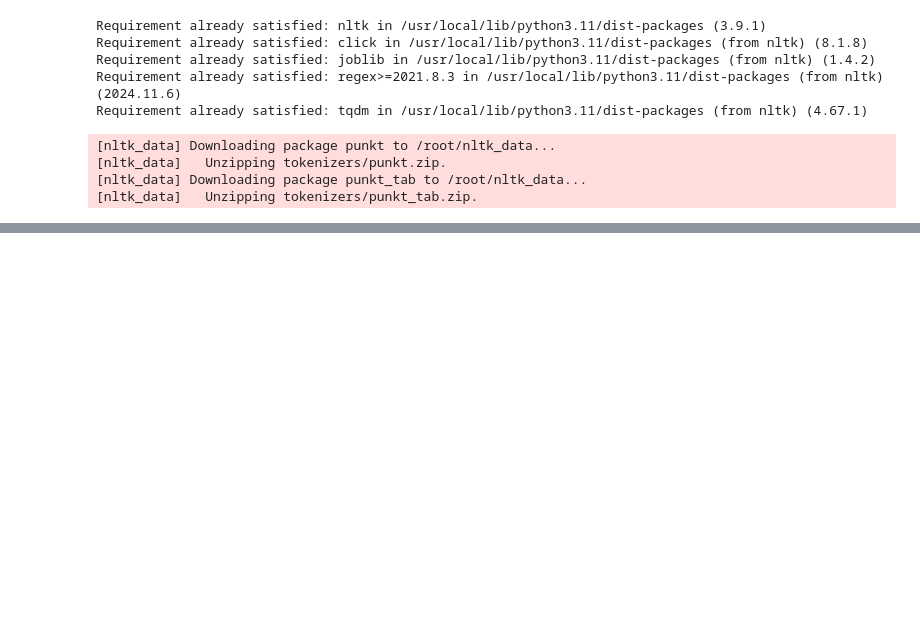
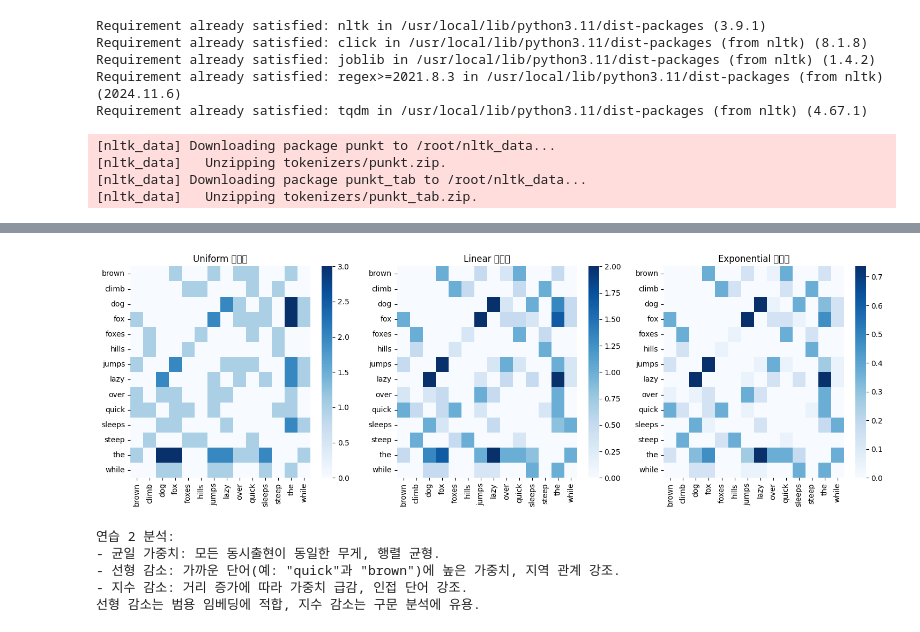
Before and after one commit to gaoyue49/nlp_w6_exercises, a Jupyter notebook: problem_2_initial.ipynb, the cells around one changed output, grey strips where cells are left out. Saved outputs shown, nothing was run; the diff lists cells and outputs as text; code cells hidden in the pictures; blank space fills up the shorter version.

```diff
--- a/problem_2_initial.ipynb
+++ b/problem_2_initial.ipynb
@@ -50,3 +50,66 @@ Requirement already satisfied: tqdm in /usr/local/lib/python3.11/dist-packages (
 [nltk_data]   Unzipping tokenizers/punkt.zip.
 [nltk_data] Downloading package punkt_tab to /root/nltk_data...
 [nltk_data]   Unzipping tokenizers/punkt_tab.zip.
+# %%
+# 의존성 설치
+!pip install nltk seaborn
+
+import numpy as np
+import matplotlib.pyplot as plt
+import seaborn as sns
+from nltk.tokenize import word_tokenize
+import nltk
+
+# NLTK 데이터 다운로드
+nltk.download('punkt')
+nltk.download('punkt_tab')
+
+# 말뭉치 정의
+corpus = [
+    "the quick brown fox jumps over the lazy dog",
+    "the lazy dog sleeps while the fox jumps",
+    "quick foxes climb steep hills"
+]
+
+# 토큰화
+tokenized_corpus = [word_tokenize(s.lower()) for s in corpus]
+vocab = sorted(set(word for s in tokenized_corpus for word in s))
+word2idx = {word: idx for idx, word in enumerate(vocab)}
+
+# 가중치 동시출현 행렬 생성 함수
+def build_weighted_cooc_matrix(tokenized_corpus, vocab, window_size, weight_type):
+    cooc_matrix = np.zeros((len(vocab), len(vocab)))
+    for sentence in tokenized_corpus:
+        for i, word in enumerate(sentence):
+            for j in range(max(0, i - window_size), min(len(sentence), i + window_size + 1)):
+                if i != j:
+                    distance = abs(i - j)
+                    weight = 1 if weight_type == 'uniform' else 1/distance if weight_type == 'linear' else np.exp(-distance)
+                    cooc_matrix[word2idx[word]][word2idx[sentence[j]]] += weight
+    return cooc_matrix
+
+# 행렬 생성
+window_size = 3
+weight_types = ['uniform', 'linear', 'exponential']
+weighted_matrices = {}
+for wt in weight_types:
+    weighted_matrices[wt] = build_weighted_cooc_matrix(tokenized_corpus, vocab, window_size, wt)
+
+# 히트맵 시각화
+fig, axes = plt.subplots(1, 3, figsize=(15, 5))
+for i, wt in enumerate(weight_types):
+    sns.heatmap(weighted_matrices[wt], ax=axes[i], xticklabels=vocab, yticklabels=vocab, cmap='Blues')
+    axes[i].set_title(f'{wt.capitalize()} 가중치')
+plt.tight_layout()
+plt.savefig('weighting_comparison.png')
+plt.show()
+
+# 분석 출력
+print("""
+연습 2 분석:
+- 균일 가중치: 모든 동시출현이 동일한 무게, 행렬 균형.
+- 선형 감소: 가까운 단어(예: "quick"과 "brown")에 높은 가중치, 지역 관계 강조.
+- 지수 감소: 거리 증가에 따라 가중치 급감, 인접 단어 강조.
+선형 감소는 범용 임베딩에 적합, 지수 감소는 구문 분석에 유용.
+""")
+# %% [output]
@@ -52,0 +140,6 @@ Requirement already satisfied: tqdm in /usr/local/lib/python3.11/dist-packages (
+[figure, added]
+연습 2 분석:
+- 균일 가중치: 모든 동시출현이 동일한 무게, 행렬 균형.
+- 선형 감소: 가까운 단어(예: "quick"과 "brown")에 높은 가중치, 지역 관계 강조.
+- 지수 감소: 거리 증가에 따라 가중치 급감, 인접 단어 강조.
+선형 감소는 범용 임베딩에 적합, 지수 감소는 구문 분석에 유용.
```
Also changed, not shown: parts of 1 cell of this notebook, 1 other file.
